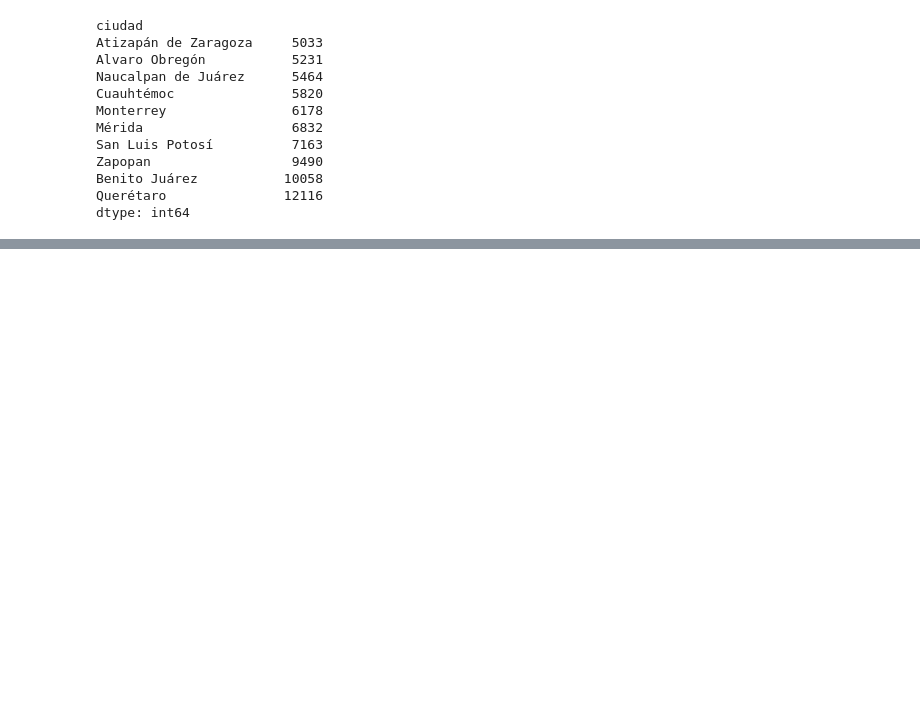
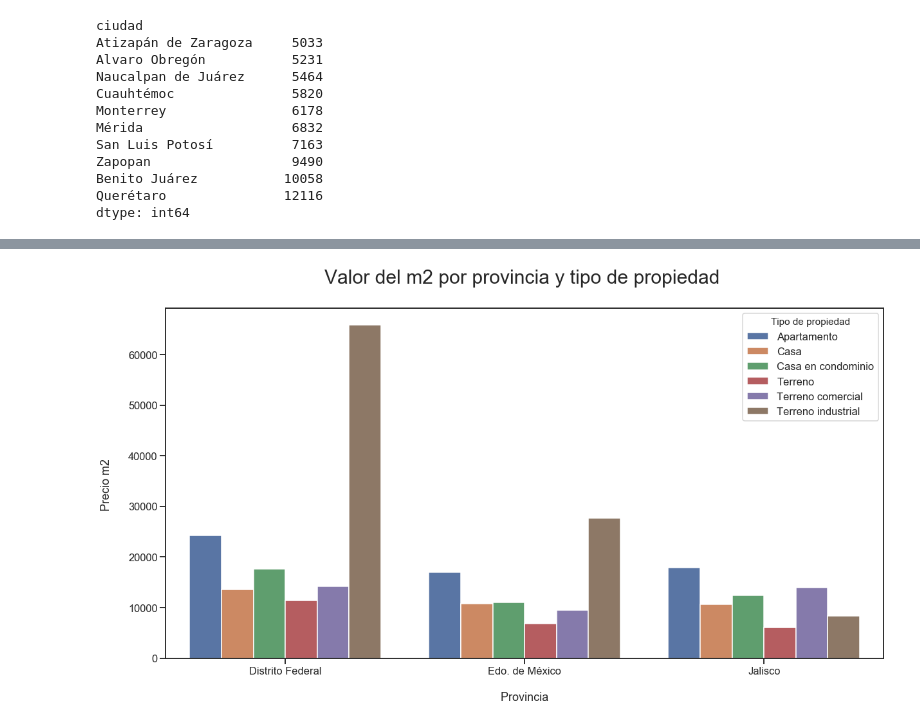
Before and after one commit to JuanCruzCastroLopez/tp1-zonajobs-analysis, a Jupyter notebook: ggp_notebook.ipynb, the cells around one changed output, grey strips where cells are left out. Saved outputs shown, nothing was run; the diff lists cells and outputs as text; code cells hidden in the pictures; blank space fills up the shorter version.

```diff
--- a/ggp_notebook.ipynb
+++ b/ggp_notebook.ipynb
@@ -161,0 +216,24 @@ sns.despine()
+# %%
+top_3_provincias_mas_pobladas = df.groupby('provincia').size().sort_values(ascending=False)[0:3]
+top_3_provincias_mas_pobladas = list(top_3_provincias_mas_pobladas.index)
+plt.figure(figsize=(20, 10))
+
+df_provincias = df.groupby(['provincia','tipodepropiedad']).agg({'precio_m2':'mean'})
+
+df_provincias = df_provincias.reset_index()
+
+df_provincias = df_provincias.loc[df_provincias['tipodepropiedad'].isin(['Apartamento','Casa','Casa en condominio','Terreno','Terreno comercial','Terreno industrial']), :]
+df_provincias.tipodepropiedad.cat.remove_unused_categories(inplace=True)
+
+df_provincias.rename(columns={'tipodepropiedad':'Tipo de propiedad'}, inplace=True)
+
+ax = sns.barplot(data=df_provincias, x='provincia', y='precio_m2', hue='Tipo de propiedad', order=top_3_provincias_mas_pobladas)
+
+ax.set(xlabel='\n Provincia ', ylabel='Precio m2 \n')
+ax.set_title('Valor del m2 por provincia y tipo de propiedad \n', fontdict={'fontsize':30})
+plt.show()
+
+
+# Este grafico esta de mas ya qe dice lo mismo que el de abajo. Deberia hacer alguno con las ciudades
+# %% [output]
+[figure, added]
```
Also changed, not shown: parts of 18 cells of this notebook.
